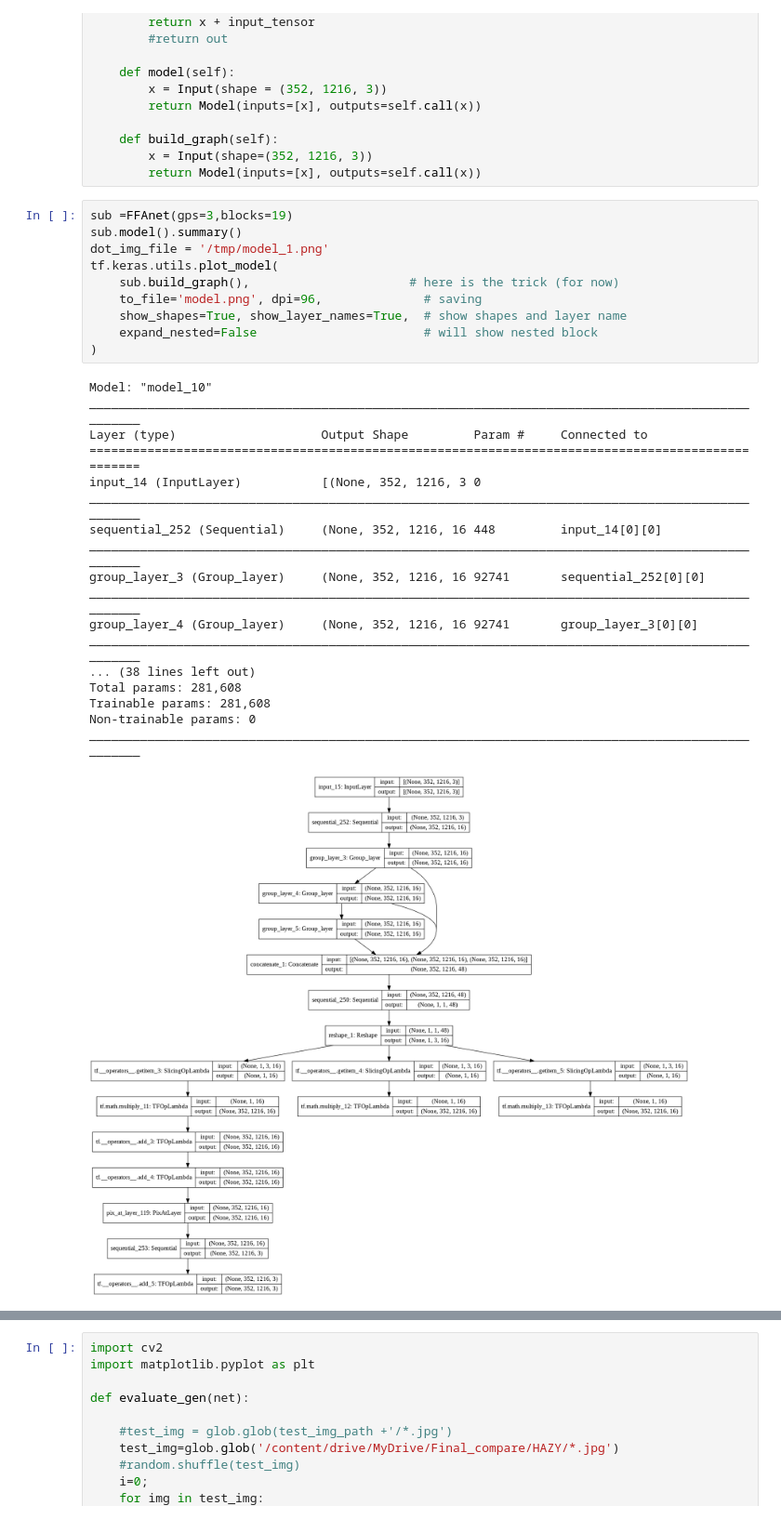
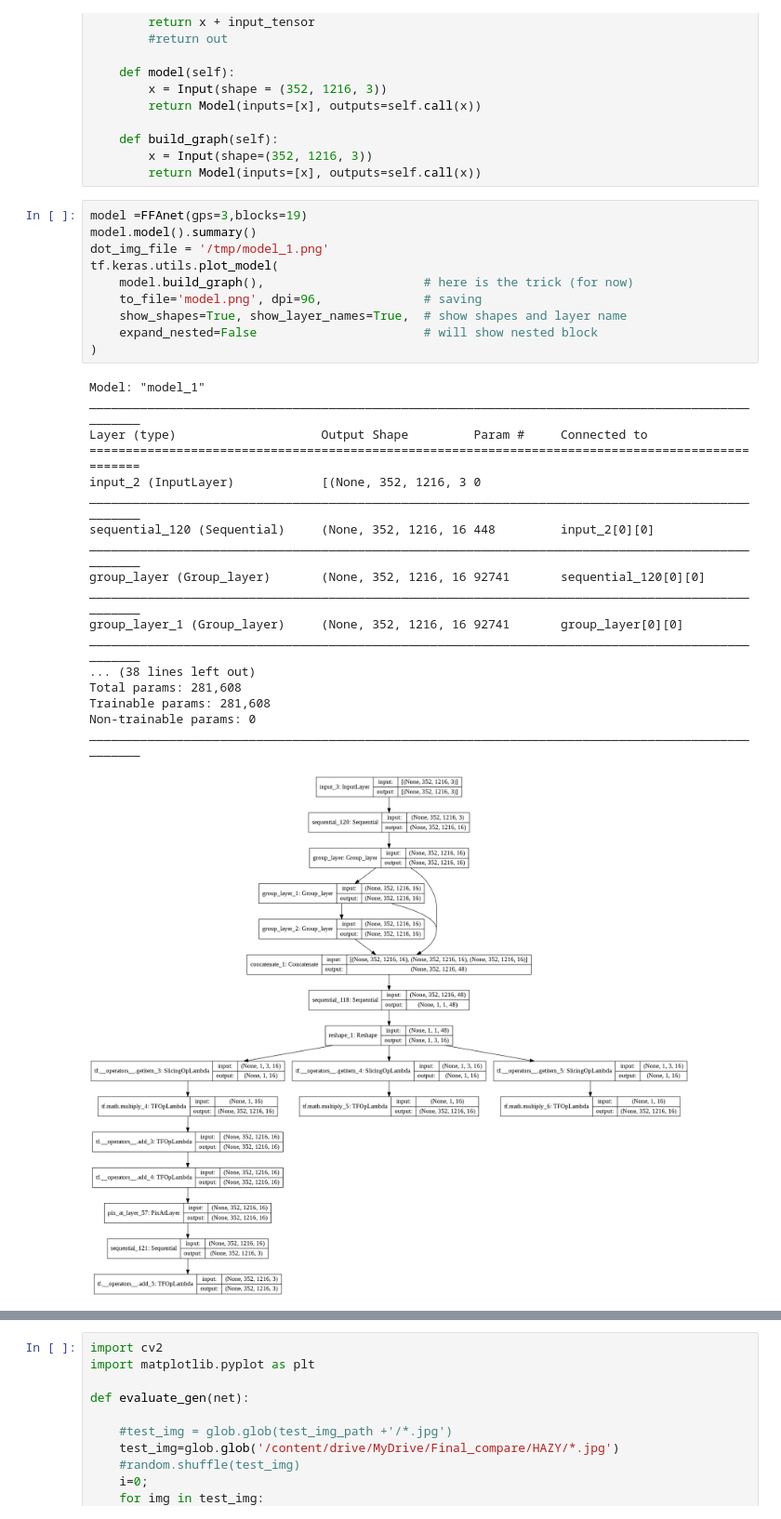
Before and after one commit to abubakrsiddq/ImageDehazing, a Jupyter notebook: models/FFA-net/ffa_kitti.ipynb, the cells around one changed output, grey strips where cells are left out. Shown at 93% size. Saved outputs shown, nothing was run; the diff lists cells and outputs as text.

```diff
--- a/models/FFA-net/ffa_kitti.ipynb
+++ b/models/FFA-net/ffa_kitti.ipynb
@@ -319,34 +320,34 @@ class FFAnet(tf.keras.Model):
         x = Input(shape=(352, 1216, 3))
         return Model(inputs=[x], outputs=self.call(x))
 # %%
-sub =FFAnet(gps=3,blocks=19)
-sub.model().summary()
+model =FFAnet(gps=3,blocks=19)
+model.model().summary()
 dot_img_file = '/tmp/model_1.png'
 tf.keras.utils.plot_model(
-    sub.build_graph(),                      # here is the trick (for now)
+    model.build_graph(),                      # here is the trick (for now)
     to_file='model.png', dpi=96,              # saving
     show_shapes=True, show_layer_names=True,  # show shapes and layer name
     expand_nested=False                       # will show nested block
 )
 # %% [output]
-Model: "model_10"
+Model: "model_1"
 __________________________________________________________________________________________________
 Layer (type)                    Output Shape         Param #     Connected to
 ==================================================================================================
-input_14 (InputLayer)           [(None, 352, 1216, 3 0
+input_2 (InputLayer)            [(None, 352, 1216, 3 0
 __________________________________________________________________________________________________
-sequential_252 (Sequential)     (None, 352, 1216, 16 448         input_14[0][0]
+sequential_120 (Sequential)     (None, 352, 1216, 16 448         input_2[0][0]
 __________________________________________________________________________________________________
-group_layer_3 (Group_layer)     (None, 352, 1216, 16 92741       sequential_252[0][0]
+group_layer (Group_layer)       (None, 352, 1216, 16 92741       sequential_120[0][0]
 __________________________________________________________________________________________________
-group_layer_4 (Group_layer)     (None, 352, 1216, 16 92741       group_layer_3[0][0]
+group_layer_1 (Group_layer)     (None, 352, 1216, 16 92741       group_layer[0][0]
 __________________________________________________________________________________________________
 ... (38 lines left out)
 Total params: 281,608
 Trainable params: 281,608
 Non-trainable params: 0
 __________________________________________________________________________________________________
-[figure, old version]
+[figure, new version]
 # %%
 # Hyperparameters
 epochs = 10
```
Also changed, not shown: parts of 10 cells of this notebook.
